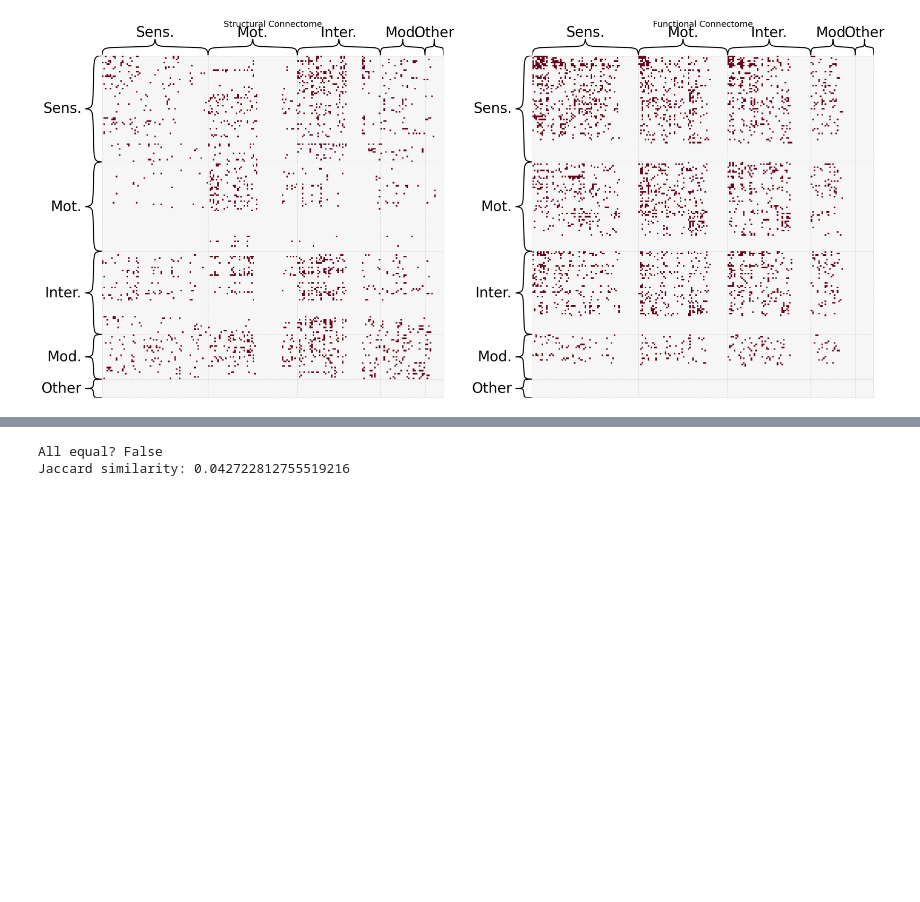
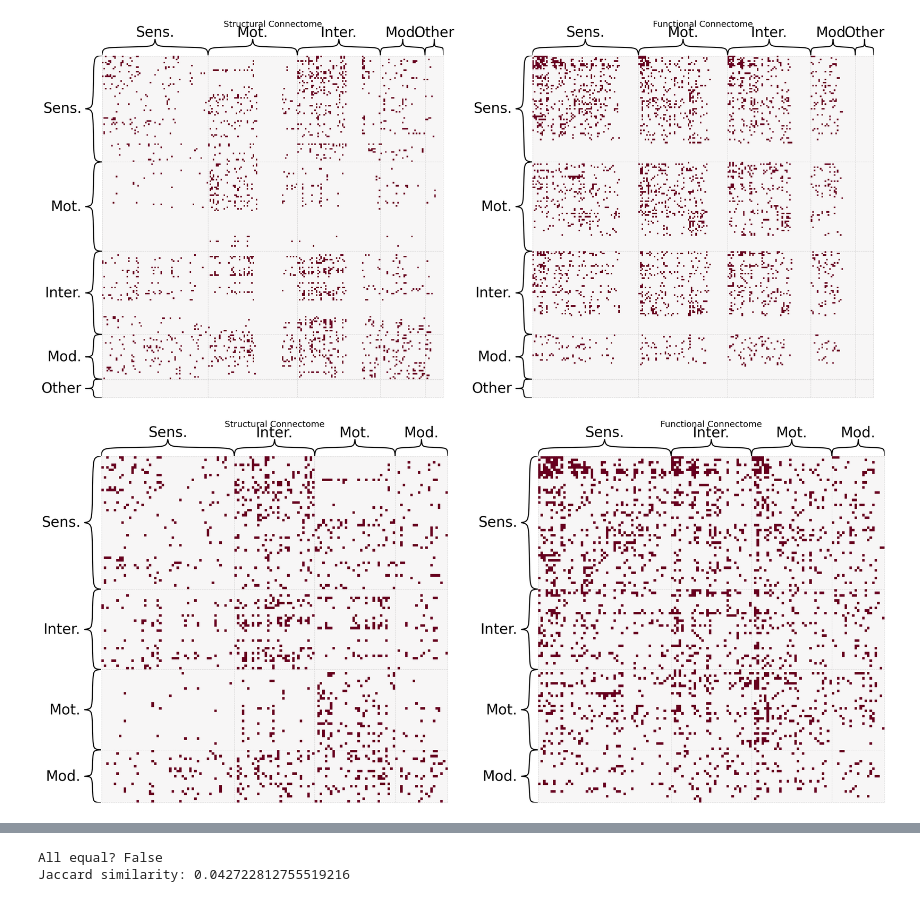
Before and after one commit to Shavit-Lab/celegans_connectome_analysis, a Jupyter notebook: networks.ipynb, the cells around one changed output, grey strips where cells are left out. Saved outputs shown, nothing was run; the diff lists cells and outputs as text; code cells hidden in the pictures; blank space fills up the shorter version.

```diff
--- a/networks.ipynb
+++ b/networks.ipynb
@@ -110,6 +116,12 @@ stx_adj_matrix = nx.adjacency_matrix(G_loaded, nodelist=ordered_nodes, weight='s
 fx_adj_matrix = nx.adjacency_matrix(G_loaded, nodelist=ordered_nodes, weight='fx_weight').todense()
 
 neuron_types = [G_loaded.nodes[n]["neuron type"] for n in ordered_nodes]
+# %%
+# get adj matrix for nodes that have both fx and stx
+full_info_nodes = [node for node in ordered_nodes if node in G_fx.nodes() and node in G_stx.nodes()]
+stx_full_matrix = nx.adjacency_matrix(G_loaded, nodelist=full_info_nodes, weight='stx_weight').todense()
+fx_full_matrix = nx.adjacency_matrix(G_loaded, nodelist=full_info_nodes, weight='fx_weight').todense()
+types_full = [G_loaded.nodes[n]["neuron type"] for n in full_info_nodes]
 # %%
 import numpy as np
 stx_adj = np.asarray(stx_adj_matrix)
@@ -157,3 +188,16 @@ gl.plot.heatmap(fx_adj>0, inner_hier_labels=neuron_types, sort_nodes=False, titl
 plt.show()
 # %% [output]
 [figure]
+# %%
+title = "Side-by-side Connectomes for Structural and Functional Neuron Data (Intersection)"
+fig, axes = plt.subplots(1, 2, figsize=(30, 14))
+full_fx = np.asarray(fx_full_matrix)
+full_stx = np.asarray(stx_full_matrix)
+# Plot structural adjacency matrix
+gl.plot.heatmap(full_stx>0, inner_hier_labels=types_full, sort_nodes=False, title="Structural Connectome", ax=axes[0], cbar=False)
+
+# Plot functional adjacency matrix
+gl.plot.heatmap(full_fx>0, inner_hier_labels=types_full, sort_nodes=False, title="Functional Connectome", ax=axes[1], cbar=False)
+plt.show()
+# %% [output]
+[figure, added]
```
Also changed, not shown: parts of 12 cells of this notebook, 1 other file.
